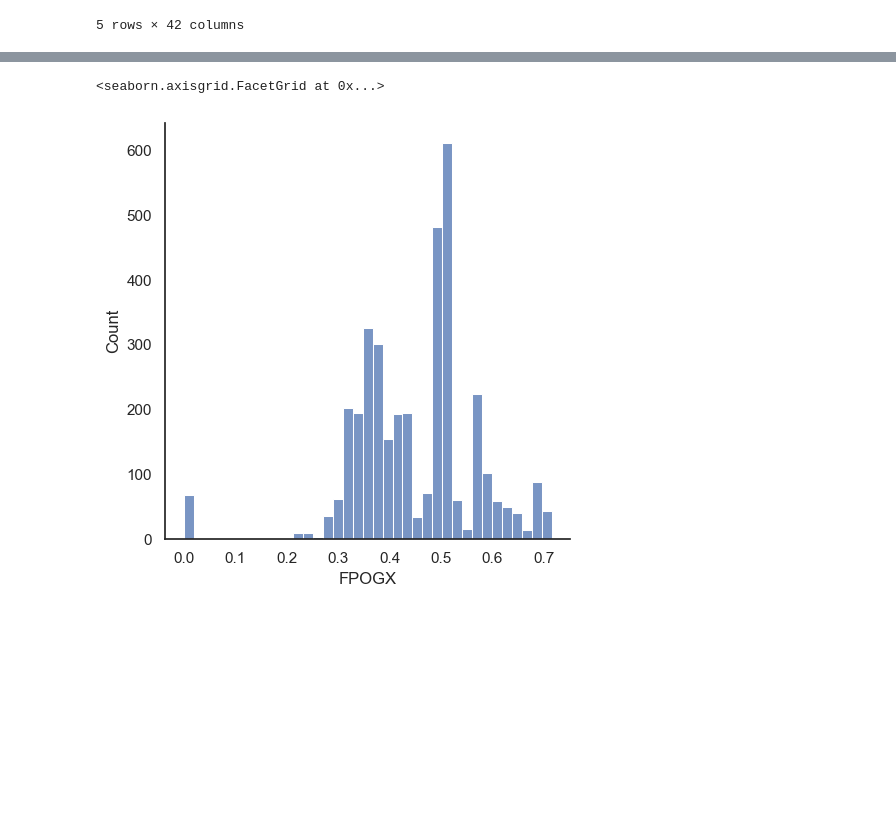
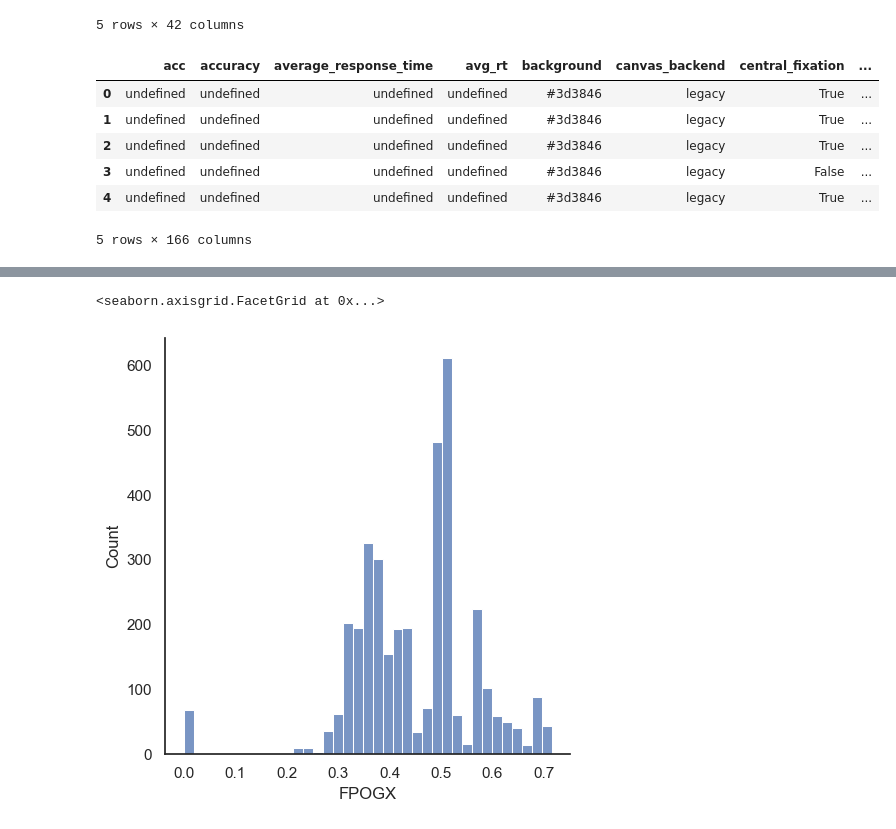
Before and after one commit to MaxBhdt/2024SoSe_EyeTracking, a Jupyter notebook: Lab/Experiment Pilot plot.ipynb, the cells around one changed output, grey strips where cells are left out. Cells and saved outputs as stored; diff of their text form; code cells hidden in the pictures; blank space fills up the shorter version.

```diff
--- a/Lab/Experiment Pilot plot.ipynb
+++ b/Lab/Experiment Pilot plot.ipynb
@@ -8,4 +10,13 @@ import matplotlib.pyplot as plt
 import seaborn as sns
 sns.set_theme()
 sns.set_style("white")
+# %%
+# File paths
+tsv_file = '.\\Participant_data/subject-Claudius.tsv'
+log_file = '.\\Participant_data/subject-Claudius_log.txt'
+csv_file = '.\\Participant_data/subject-Claudius.csv'
+
+# Load the data
+data_tsv = pd.read_csv(tsv_file, sep='\t')
+data_csv = pd.read_csv(csv_file)
 # %%
@@ -43,3 +51,13 @@ data.head(5)
 | 3 | 321275 | 2873.00024 | 53155605435 | 0.56578 | 0.48345 | 2872.22412 | 0.77612 | 7035 | 1 | 0.55954 | ... | ... |
 | 4 | 321276 | 2873.01660 | 53155769203 | 0.56543 | 0.48391 | 2872.22412 | 0.79248 | 7035 | 1 | 0.55893 | ... | ... |
 5 rows × 42 columns
+# %%
+data_csv.head(5)
+# %% [output]
+|  | acc | accuracy | average_response_time | avg_rt | background | canvas_backend | central_fixation | ... |
+| 0 | undefined | undefined | undefined | undefined | #3d3846 | legacy | True | ... |
+| 1 | undefined | undefined | undefined | undefined | #3d3846 | legacy | True | ... |
+| 2 | undefined | undefined | undefined | undefined | #3d3846 | legacy | True | ... |
+| 3 | undefined | undefined | undefined | undefined | #3d3846 | legacy | False | ... |
+| 4 | undefined | undefined | undefined | undefined | #3d3846 | legacy | True | ... |
+5 rows × 166 columns
```
Also changed, not shown: parts of 8 cells of this notebook, 12 other files.
